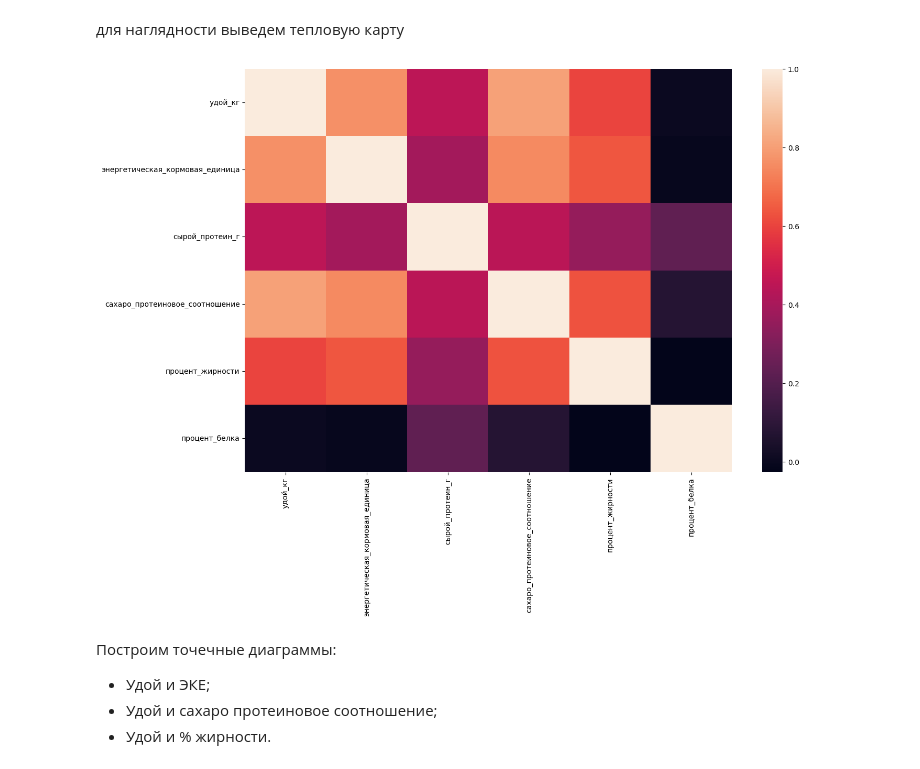
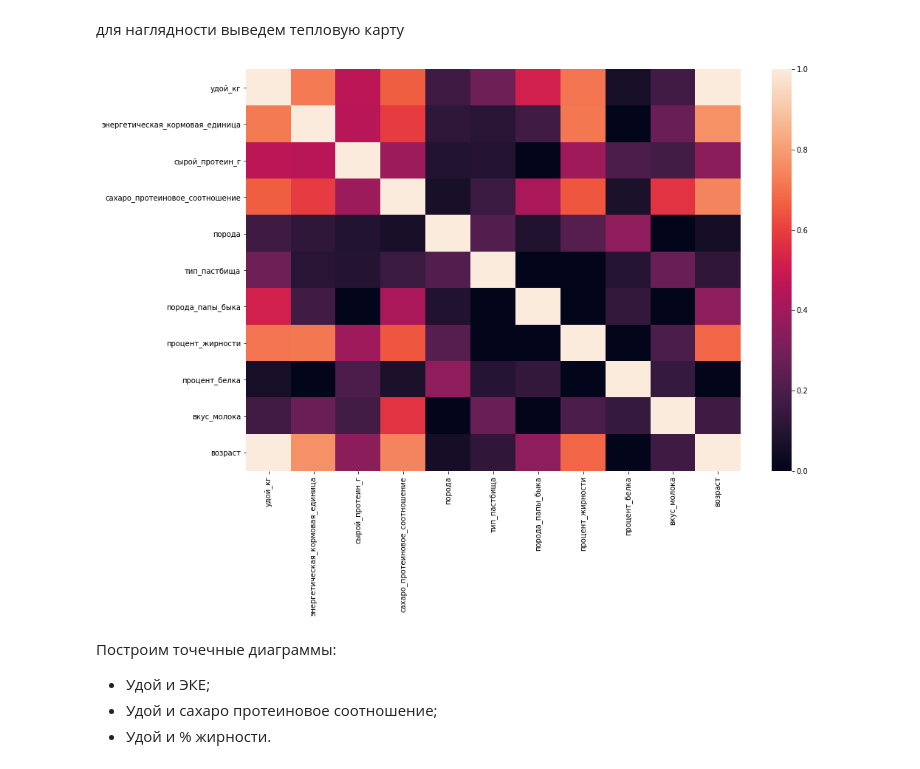
Before and after one commit to butuzovzeleboba/Linear-models-in-machine-learning, a Jupyter notebook: Linear models in machine learning.ipynb, the cells around one changed output. Cells and saved outputs as stored; diff of their text form; code cells hidden in the pictures.

```diff
--- a/Linear models in machine learning.ipynb
+++ b/Linear models in machine learning.ipynb
@@ -621,4 +654,4 @@ ferma_main.duplicated().sum()
 # %% [markdown]
 Удаление дубликатов
 # %%
-ferma_maina=ferma_main.drop_duplicates()
+ferma_main=ferma_main.drop_duplicates()
@@ -830,4 +891,4 @@ ferma_main_dad=ferma_main_dad.loc[ferma_main_dad['удой_кг']!=45616]
 # %% [markdown]
 Удалим данную строчку
 # %%
-ferma_main=ferma_maina.loc[ferma_main['удой_кг']!=45616]
+ferma_main=ferma_main.loc[ferma_main['удой_кг']!=45616]
@@ -1016,6 +1121,9 @@ plt.title('Возраст');
 ## Корреляционный анализ
 # %% [markdown]
 Построим матрицу корреляции для 'ferma_main'
+# %%
+interval_cols = ['удой_кг', 'энергетическая_кормовая_единица', 'сырой_протеин_г', 'сахаро_протеиновое_соотношение', 'процент_жирности', 'процент_белка']
 # %%
-ferma_main.corr()
+phik_matrix=ferma_main.phik_matrix(interval_cols=interval_cols)
+phik_matrix
 # %% [output]
@@ -1030,9 +1143,9 @@ ferma_main.corr()
 для наглядности выведем тепловую карту
 # %%
 plt.figure(figsize = (15,10))
-sns.heatmap(ferma_main.corr());
+sns.heatmap(phik_matrix);
 # %% [output]
-[figure, old version]
+[figure, new version]
 # %% [markdown]
 Построим точечные диаграммы:
 - Удой и ЭКЕ;
```
Also changed, not shown: parts of 235 cells of this notebook.
